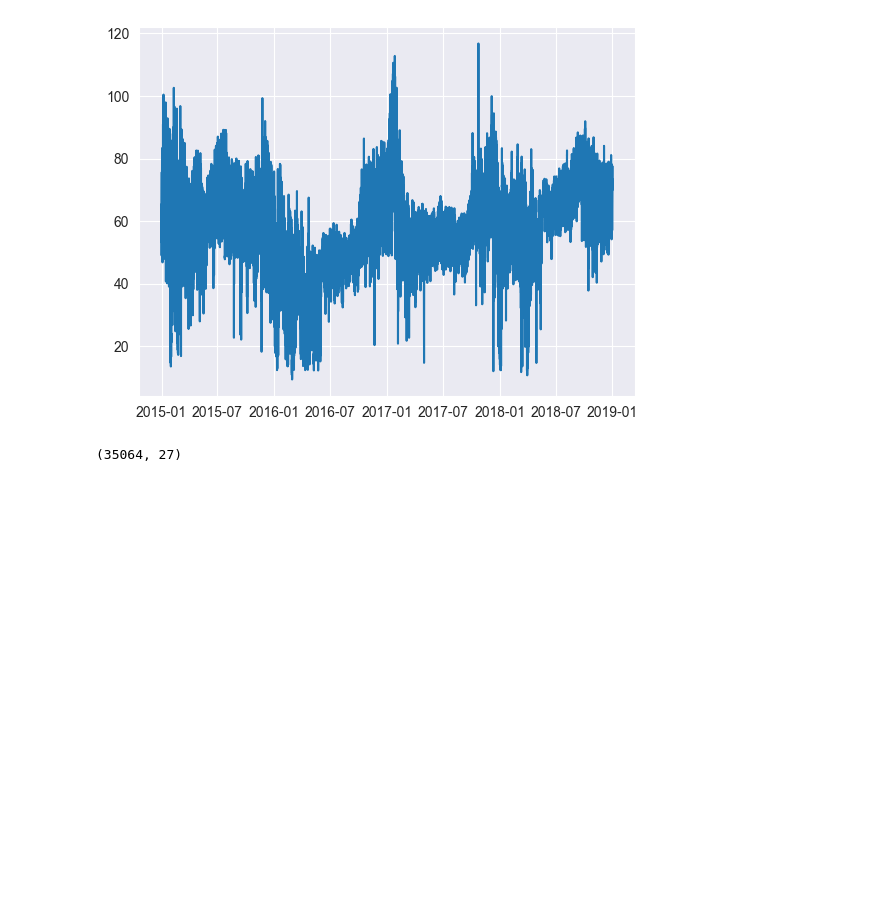
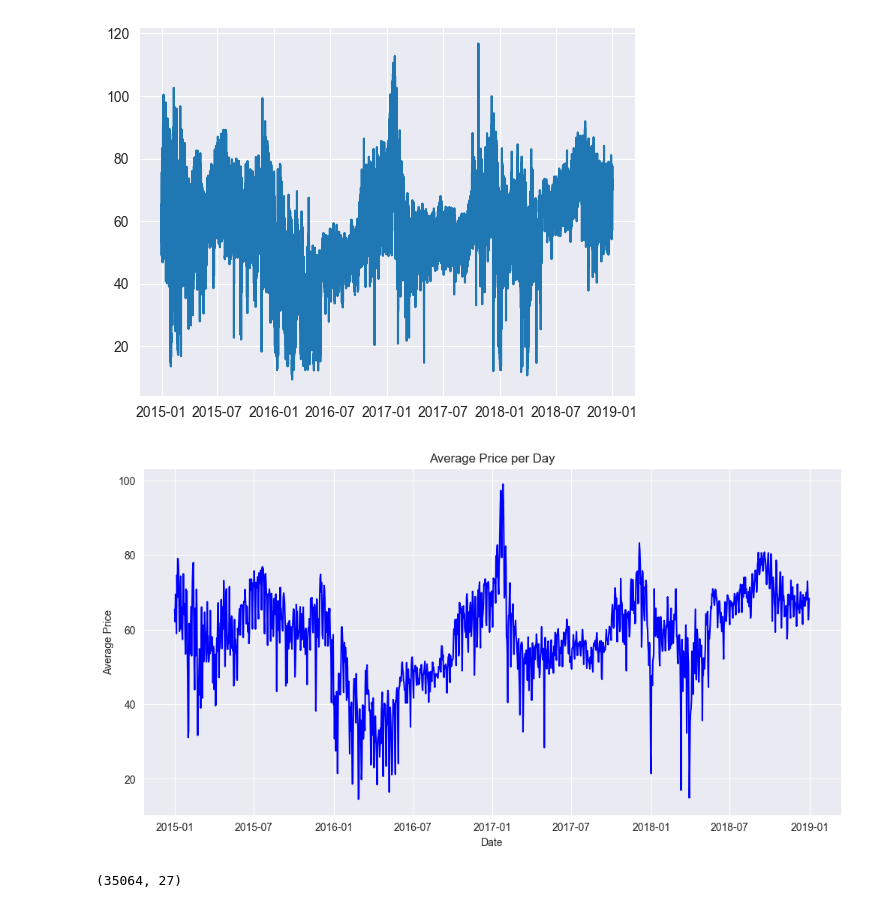
Before and after one commit to mahimanarang7/PythonProject1, a Jupyter notebook: power_consumption.ipynb, the cells around one changed output. Saved outputs shown, nothing was run; the diff lists cells and outputs as text; code cells hidden in the pictures; blank space fills up the shorter version.

```diff
--- a/power_consumption.ipynb
+++ b/power_consumption.ipynb
@@ -155,6 +154,20 @@ plt.plot(df["time"], df["price actual"])
 plt.show()
 # %% [output]
 [figure]
+# %%
+# Group by day and calculate the mean for each day
+daily_mean = df.groupby(df['time'].dt.date).mean()
+
+# Plot
+plt.figure(figsize=(12, 6))
+plt.plot(daily_mean.index, daily_mean['price actual'], color='blue')
+plt.xlabel('Date')
+plt.ylabel('Average Price')
+plt.title('Average Price per Day')
+plt.grid(True)
+plt.show()
+# %% [output]
+[figure, added]
 # %%
 df.shape
 # %% [output]
```
Also changed, not shown: parts of 17 cells of this notebook, 4 other files.
